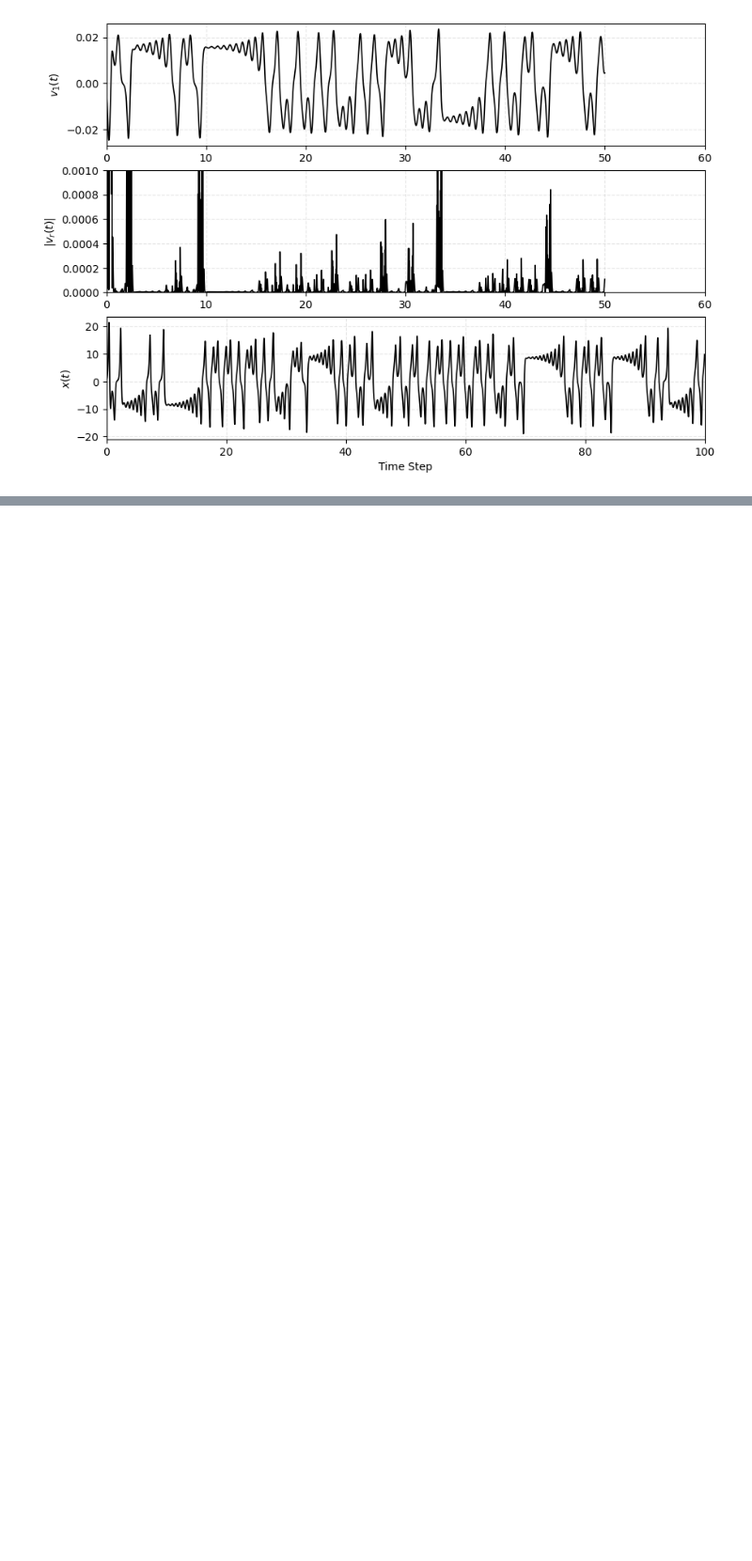
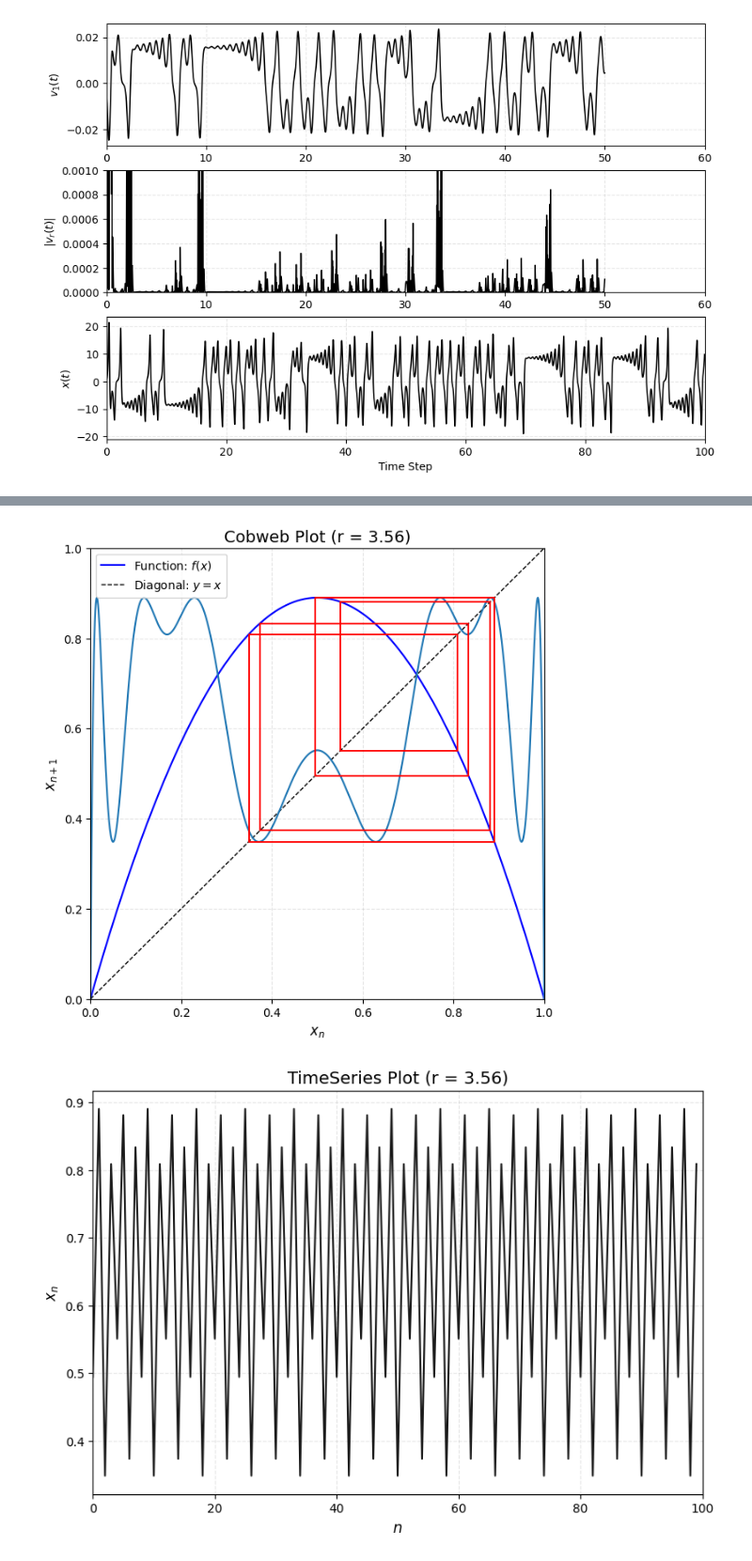
Before and after one commit to Izzathawari/PINN-dynamic-system, a Jupyter notebook: discrete_pinn/hankel_analysis.ipynb, the cells around one changed output, grey strips where cells are left out. Shown at 94% size. Saved outputs shown, nothing was run; the diff lists cells and outputs as text; code cells hidden in the pictures; blank space fills up the shorter version.

```diff
--- a/discrete_pinn/hankel_analysis.ipynb
+++ b/discrete_pinn/hankel_analysis.ipynb
@@ -293,0 +303,79 @@ V Matrix R rank Shape : (4, 5986)
+# %%
+import numpy as np
+import matplotlib.pyplot as plt
+
+# Parameters
+r = 3.56
+x0 = 0.01
+num_steps = 100 # Number of cobweb bounces to show
+
+# 1. Setup the function curve and diagonal line
+x_vals = np.linspace(0, 1, 1000)
+y_vals = r * x_vals * (1 - x_vals)
+y_period2 = r*y_vals*(1-y_vals)
+y_period3 = r*y_period2*(1-y_period2)
+y_period4 = r*y_period3*(1-y_period3)
+y_period5 = r*y_period4*(1-y_period4)
+y_period6 = r*y_period5*(1-y_period5)
+y_period7 = r*y_period6*(1-y_period6)
+y_period8 = r*y_period7*(1-y_period7)
+
+
+plt.figure(figsize=(7, 7))
+plt.plot(x_vals, y_vals, color='blue', lw=1.5, label="Function: $f(x)$")
+plt.plot(x_vals, x_vals, color='black', lw=1, linestyle='--', label="Diagonal: $y = x$")
+# plt.plot(x_vals, y_period2)
+# plt.plot(x_vals, y_period3)
+plt.plot(x_vals, y_period4)
+
+# 2. Generate the cobweb trajectory coordinates
+x_current = x0
+x_hist = []
+for _ in range(500):
+    x_current = r * x_current * (1 - x_current)
+
+
+for _ in range(num_steps):
+    x_next = r * x_current * (1 - x_current)
+
+    # Step A: Vertical line from current x on diagonal to the function curve
+    plt.plot([x_current, x_current], [x_current, x_next], color='red', lw=0.3)
+
+    # Step B: Horizontal line from the curve across to the diagonal line
+    plt.plot([x_current, x_next], [x_next, x_next], color='red', lw=0.3)
+
+    # Update current state for the next iteration
+    x_hist.append(x_next)
+    x_current = x_next
+
+# 3. Formatting the cobweb plot
+plt.title(f"Cobweb Plot (r = {r})", fontsize=14)
+plt.xlabel("$x_n$", fontsize=12)
+plt.ylabel("$x_{n+1}$", fontsize=12)
+plt.xlim(0, 1)
+plt.ylim(0, 1)
+# plt.gca().set_aspect('equal', adjustable='box')
+plt.legend(loc="upper left")
+plt.grid(True, linestyle="--", alpha=0.3)
+plt.show()
+
+plt.figure(figsize=(9,6))
+plt.plot(x_hist, 'k', alpha= 0.9)
+plt.title(f"TimeSeries Plot (r = {r})", fontsize=14)
+plt.xlabel("$n$", fontsize=12)
+plt.xlim(0, num_steps)
+plt.ylabel("$x_{n}$", fontsize=12)
+plt.grid(True, linestyle="--", alpha=0.3)
+
+plt.show()
+
+plt.figure(figsize=(9,6))
+plt.plot(x_hist[:-1],x_hist[1:],'.k', alpha= 0.99)
+plt.title(f"TimeSeries Plot (r = {r})", fontsize=14)
+plt.xlabel("$n$", fontsize=12)
+plt.ylabel("$x_{n}$", fontsize=12)
+plt.grid(True, linestyle="--", alpha=0.3)
+plt.show()
+# %% [output]
+[figure, added]
+[figure, added]
```
Also changed, not shown: parts of 3 cells of this notebook.
